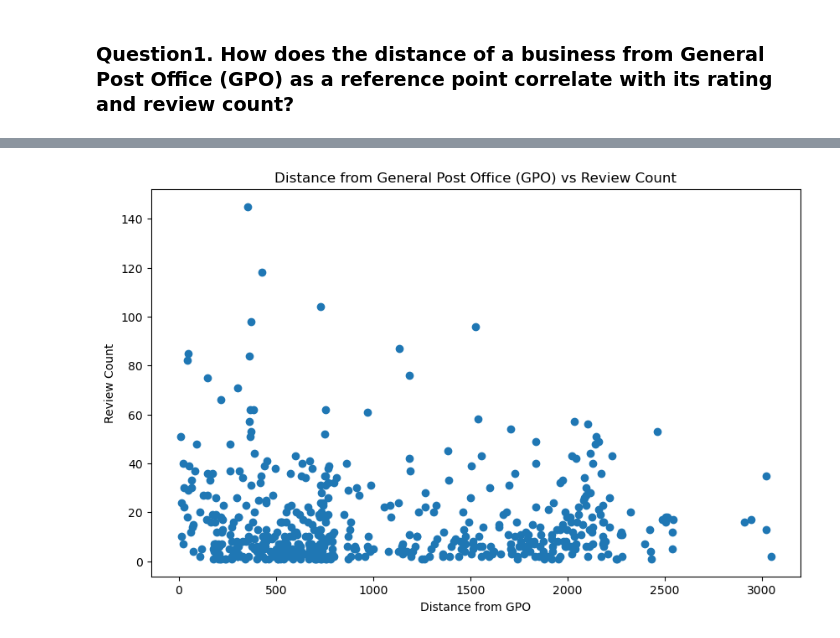
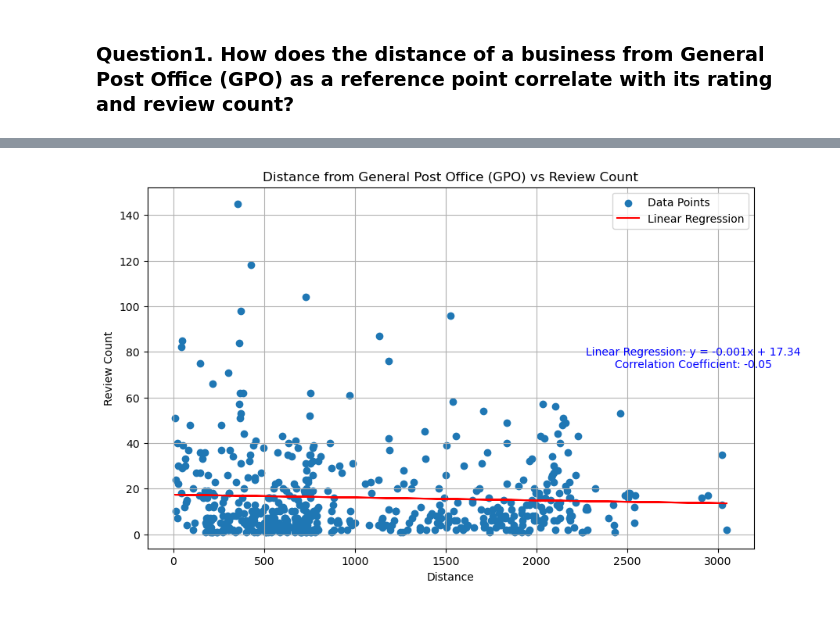
Before and after one commit to Shivabajelan/Perth-Restaurant-Explorer-Mapping-Insights-Analysing-Trends, a Jupyter notebook: database_operation_and_visualisation.ipynb, the cells around one changed output, grey strips where cells are left out. Saved outputs shown, nothing was run; the diff lists cells and outputs as text; code cells hidden in the pictures.

```diff
--- a/database_operation_and_visualisation.ipynb
+++ b/database_operation_and_visualisation.ipynb
@@ -117,0 +88,30 @@ plt.show()
+# %%
+# Define a functio for having scatter Plot with Linear Regression for different variabls to avoid repetition
+def plot_scatter_with_regression(df, x_column, y_column, x_label, y_label, title):
+    plt.figure(figsize=(10, 6))
+
+    # Scatter plot
+    plt.scatter(df[x_column], df[y_column], label='Data Points')
+
+    # Perform linear regression
+    slope, intercept, r_value, p_value, std_err = linregress(df[x_column], df[y_column])
+
+    # Plot the linear regression line
+    x_values = df[x_column]
+    y_values = slope * x_values + intercept
+    plt.plot(x_values, y_values, color='red', label='Linear Regression')
+
+    # Display linear regression equation and r-value
+    equation = f"Linear Regression: y = {slope:.3f}x + {intercept:.2f}\nCorrelation Coefficient: {r_value:.2f}"
+    plt.annotate(equation, xy=(0.9, 0.5), xycoords='axes fraction', ha='center', fontsize=10, color='blue')
+
+    # Add labels and title
+    plt.xlabel(x_label)
+    plt.ylabel(y_label)
+    plt.title(title)
+    plt.legend()
+    plt.grid(True)
+    plt.show()
+
+# Scatter Plot with Linear Regression for distance from General Post Office (GPO) vs rating by calling our function
+plot_scatter_with_regression(df, 'distance', 'rating', 'Distance', 'Rating', 'Distance from General Post Office (GPO) vs Rating')
@@ -118,10 +128,5 @@ plt.show()
 # %%
-# Plotting distance vs review count
-plt.figure(figsize=(10, 6))
-plt.scatter(df['distance'], df['review_count'])
-plt.xlabel('Distance from GPO')
-plt.ylabel('Review Count')
-plt.title('Distance from General Post Office (GPO) vs Review Count')
-plt.show()
+# Scatter Plot with Linear Regression for distance from General Post Office (GPO) vs rating by calling our function
+plot_scatter_with_regression(df, 'distance', 'review_count', 'Distance', 'Review Count', 'Distance from General Post Office (GPO) vs Review Count')
 # %% [output]
-[figure, old version]
+[figure, new version]
```
Also changed, not shown: parts of 31 cells of this notebook, 2 other files.
